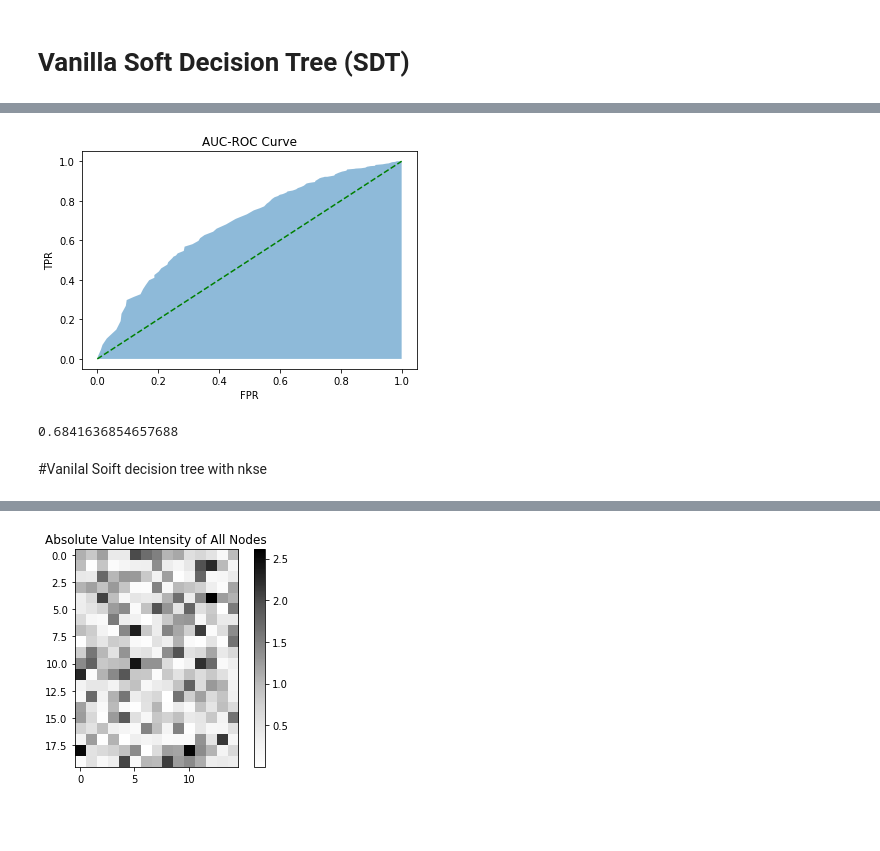
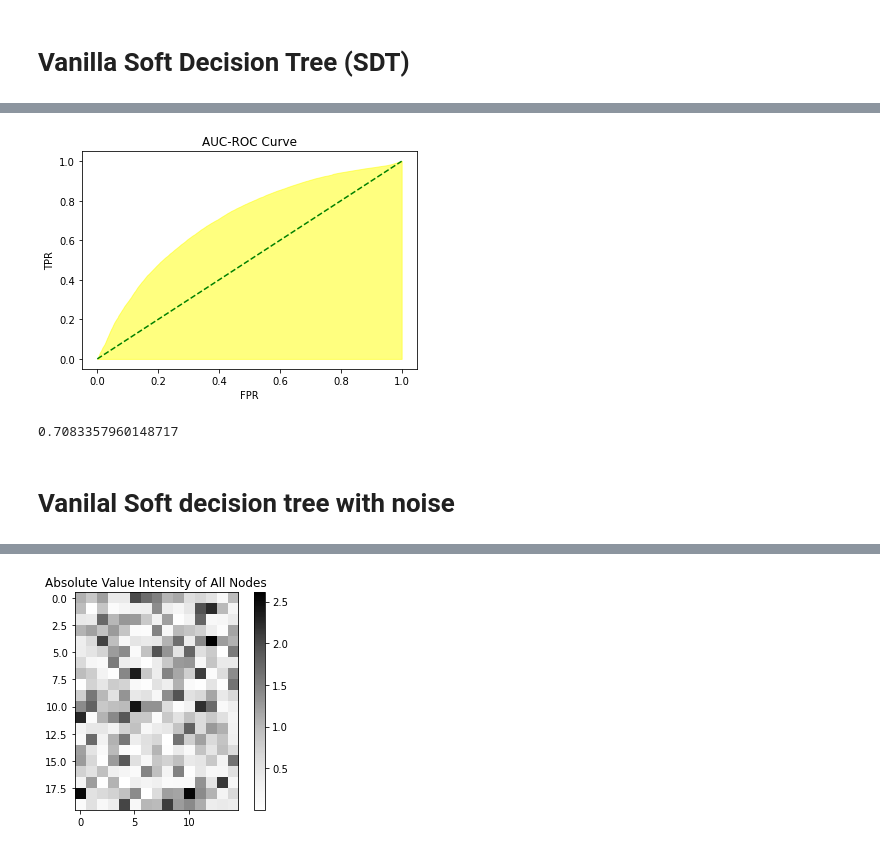
Before and after one commit to Pchatain/CS329P, a Jupyter notebook: SDT.ipynb, the cells around one changed output, grey strips where cells are left out. Saved outputs shown, nothing was run; the diff lists cells and outputs as text; code cells hidden in the pictures; blank space fills up the shorter version.

```diff
--- a/SDT.ipynb
+++ b/SDT.ipynb
@@ -572,10 +659,10 @@ def find_auc(prob, output, epsilon=1e-5, plott=True, threholsd_part=1e-2):
-# %%
-find_auc(prob, output)
-# %% [output]
-[figure, removed]
-0.6841636854657688
+# %%
+find_roc_auc_after_training(t_test_x, t_test_y, Layers, threholsd_part=1e-2)
+# %% [output]
+[figure, added]
+0.7083357960148717
 # %% [markdown]
-#Vanilal Soift decision tree with nkse
+# Vanilal Soft decision tree with noise
 # %%
 #Input max_depth for model
 max_depth = 4
```
Also changed, not shown: parts of 68 cells of this notebook, 2 other files.
